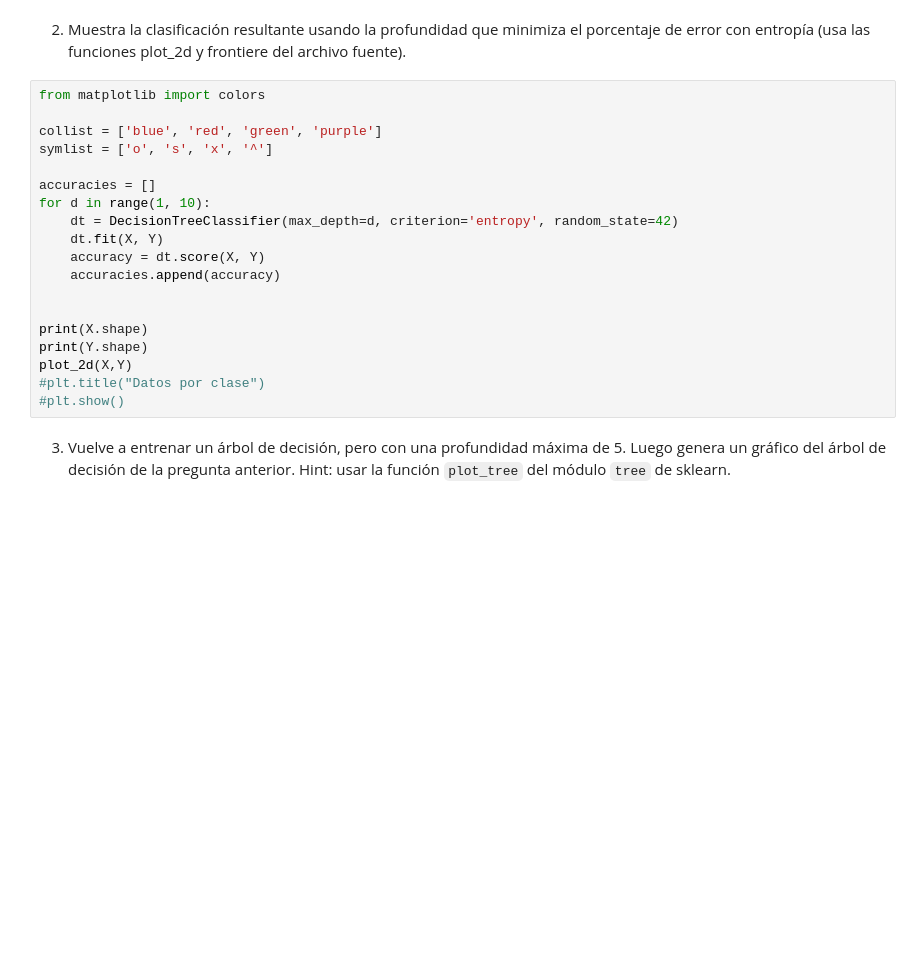
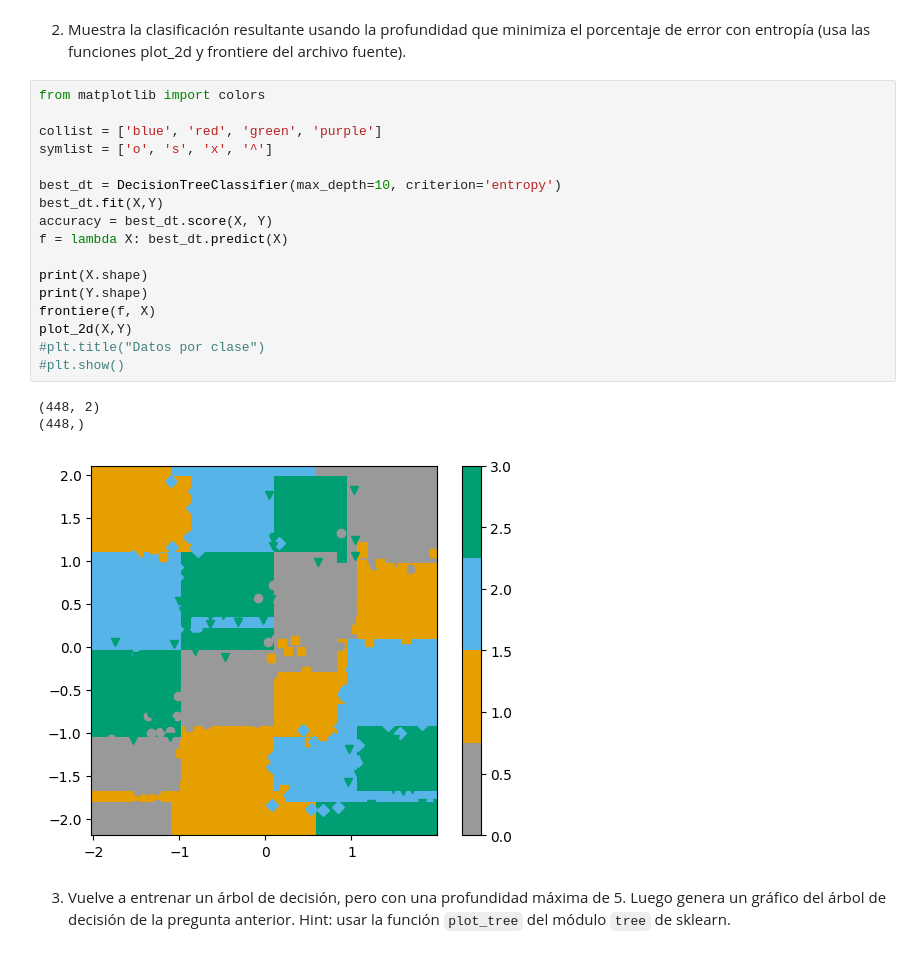
Before and after one commit to nicoArriagadaj/Lab6, a Jupyter notebook: Laboratorio_6.ipynb, the cells around one changed output. Saved outputs shown, nothing was run; the diff lists cells and outputs as text; blank space fills up the shorter version.

```diff
--- a/Laboratorio_6.ipynb
+++ b/Laboratorio_6.ipynb
@@ -114,22 +114,24 @@ plt.plot( range(1,10) , accuracies,  marker='o', color='blue')
 # %%
 from matplotlib import colors
 
 collist = ['blue', 'red', 'green', 'purple']
 symlist = ['o', 's', 'x', '^']
 
-accuracies = []
-for d in range(1, 10):
-    dt = DecisionTreeClassifier(max_depth=d, criterion='entropy', random_state=42)
-    dt.fit(X, Y)
-    accuracy = dt.score(X, Y)
-    accuracies.append(accuracy)
-
+best_dt = DecisionTreeClassifier(max_depth=10, criterion='entropy')
+best_dt.fit(X,Y)
+accuracy = best_dt.score(X, Y)
+f = lambda X: best_dt.predict(X)
 
 print(X.shape)
 print(Y.shape)
+frontiere(f, X)
 plot_2d(X,Y)
 #plt.title("Datos por clase")
 #plt.show()
+# %% [output]
+(448, 2)
+(448,)
+[figure, added]
 # %% [markdown]
 3. Vuelve a entrenar un árbol de decisión, pero con una profundidad máxima de 5. Luego genera un gráfico del árbol de decisión de la pregunta anterior. Hint: usar la función `plot_tree` del módulo `tree` de sklearn.
 # %%
```
Also changed, not shown: parts of 3 cells of this notebook.
